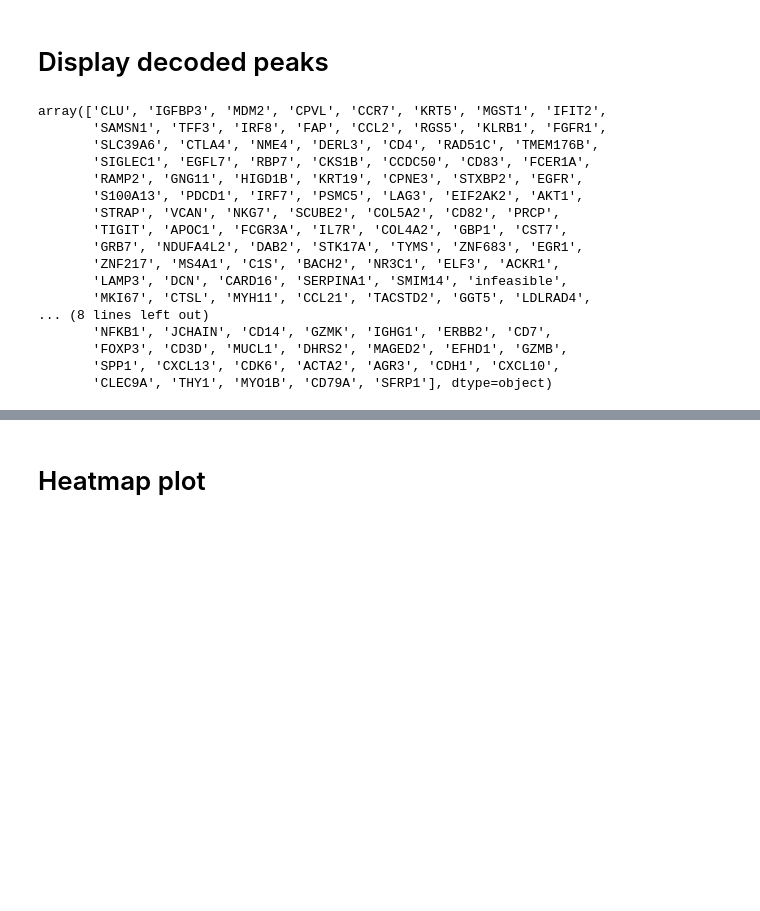
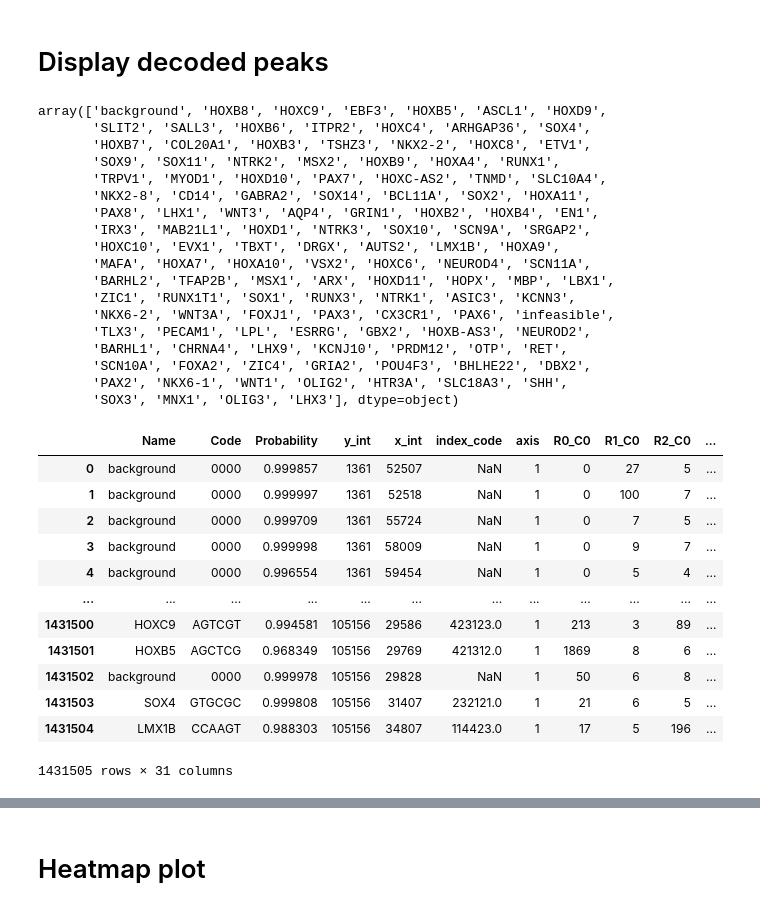
Before and after one commit to BioinfoTongLI/workflow-decoding, a Jupyter notebook: notebook/ISS_data_visual_QC.ipynb, the cells around one changed output, grey strips where cells are left out. Drawn from its saved outputs; the diff is of its cells as text; code cells hidden in the pictures; blank space fills up the shorter version.

```diff
--- a/notebook/ISS_data_visual_QC.ipynb
+++ b/notebook/ISS_data_visual_QC.ipynb
@@ -36,6 +38,6 @@ raw_path = root + "/raws/out_opt_flow_registered/0"
 # %%
 # decoded_peaks_path = root + "/decoded/out_opt_flow_registered_decoded_df.tsv"
-decoded_peaks_path = root + "/decoded/LY_BRC_KR118_opt_flow_registered_decoded_df.tsv"
+decoded_peaks_path = "./filtered_decoded/top_optflow_optflow_reg_result_stack_detected_peaks_diam_5_percentile_99_sep_3_search_range_5_decoded_df_prob_thresholded_0.9.tsv"
 # %% [markdown]
 # Display peak locations
 # %%
@@ -98,25 +71,42 @@ decoded_peaks = pd.read_csv(decoded_peaks_path, sep="\t")
 # %%
 decoded_peaks.Name.unique()
 # %% [output]
-array(['CLU', 'IGFBP3', 'MDM2', 'CPVL', 'CCR7', 'KRT5', 'MGST1', 'IFIT2',
-       'SAMSN1', 'TFF3', 'IRF8', 'FAP', 'CCL2', 'RGS5', 'KLRB1', 'FGFR1',
-       'SLC39A6', 'CTLA4', 'NME4', 'DERL3', 'CD4', 'RAD51C', 'TMEM176B',
-       'SIGLEC1', 'EGFL7', 'RBP7', 'CKS1B', 'CCDC50', 'CD83', 'FCER1A',
-       'RAMP2', 'GNG11', 'HIGD1B', 'KRT19', 'CPNE3', 'STXBP2', 'EGFR',
-       'S100A13', 'PDCD1', 'IRF7', 'PSMC5', 'LAG3', 'EIF2AK2', 'AKT1',
-       'STRAP', 'VCAN', 'NKG7', 'SCUBE2', 'COL5A2', 'CD82', 'PRCP',
-       'TIGIT', 'APOC1', 'FCGR3A', 'IL7R', 'COL4A2', 'GBP1', 'CST7',
-       'GRB7', 'NDUFA4L2', 'DAB2', 'STK17A', 'TYMS', 'ZNF683', 'EGR1',
-       'ZNF217', 'MS4A1', 'C1S', 'BACH2', 'NR3C1', 'ELF3', 'ACKR1',
-       'LAMP3', 'DCN', 'CARD16', 'SERPINA1', 'SMIM14', 'infeasible',
-       'MKI67', 'CTSL', 'MYH11', 'CCL21', 'TACSTD2', 'GGT5', 'LDLRAD4',
-... (8 lines left out)
-       'NFKB1', 'JCHAIN', 'CD14', 'GZMK', 'IGHG1', 'ERBB2', 'CD7',
-       'FOXP3', 'CD3D', 'MUCL1', 'DHRS2', 'MAGED2', 'EFHD1', 'GZMB',
-       'SPP1', 'CXCL13', 'CDK6', 'ACTA2', 'AGR3', 'CDH1', 'CXCL10',
-       'CLEC9A', 'THY1', 'MYO1B', 'CD79A', 'SFRP1'], dtype=object)
+array(['background', 'HOXB8', 'HOXC9', 'EBF3', 'HOXB5', 'ASCL1', 'HOXD9',
+       'SLIT2', 'SALL3', 'HOXB6', 'ITPR2', 'HOXC4', 'ARHGAP36', 'SOX4',
+       'HOXB7', 'COL20A1', 'HOXB3', 'TSHZ3', 'NKX2-2', 'HOXC8', 'ETV1',
+       'SOX9', 'SOX11', 'NTRK2', 'MSX2', 'HOXB9', 'HOXA4', 'RUNX1',
+       'TRPV1', 'MYOD1', 'HOXD10', 'PAX7', 'HOXC-AS2', 'TNMD', 'SLC10A4',
+       'NKX2-8', 'CD14', 'GABRA2', 'SOX14', 'BCL11A', 'SOX2', 'HOXA11',
+       'PAX8', 'LHX1', 'WNT3', 'AQP4', 'GRIN1', 'HOXB2', 'HOXB4', 'EN1',
+       'IRX3', 'MAB21L1', 'HOXD1', 'NTRK3', 'SOX10', 'SCN9A', 'SRGAP2',
+       'HOXC10', 'EVX1', 'TBXT', 'DRGX', 'AUTS2', 'LMX1B', 'HOXA9',
+       'MAFA', 'HOXA7', 'HOXA10', 'VSX2', 'HOXC6', 'NEUROD4', 'SCN11A',
+       'BARHL2', 'TFAP2B', 'MSX1', 'ARX', 'HOXD11', 'HOPX', 'MBP', 'LBX1',
+       'ZIC1', 'RUNX1T1', 'SOX1', 'RUNX3', 'NTRK1', 'ASIC3', 'KCNN3',
+       'NKX6-2', 'WNT3A', 'FOXJ1', 'PAX3', 'CX3CR1', 'PAX6', 'infeasible',
+       'TLX3', 'PECAM1', 'LPL', 'ESRRG', 'GBX2', 'HOXB-AS3', 'NEUROD2',
+       'BARHL1', 'CHRNA4', 'LHX9', 'KCNJ10', 'PRDM12', 'OTP', 'RET',
+       'SCN10A', 'FOXA2', 'ZIC4', 'GRIA2', 'POU4F3', 'BHLHE22', 'DBX2',
+       'PAX2', 'NKX6-1', 'WNT1', 'OLIG2', 'HTR3A', 'SLC18A3', 'SHH',
+       'SOX3', 'MNX1', 'OLIG3', 'LHX3'], dtype=object)
 # %%
 decoded_group = decoded_peaks[decoded_peaks.Probability > 0.9]
+# %%
+decoded_group
+# %% [output]
+|  | Name | Code | Probability | y_int | x_int | index_code | axis | R0_C0 | R1_C0 | R2_C0 | ... |
+| 0 | background | 0000 | 0.999857 | 1361 | 52507 | NaN | 1 | 0 | 27 | 5 | ... |
+| 1 | background | 0000 | 0.999997 | 1361 | 52518 | NaN | 1 | 0 | 100 | 7 | ... |
+| 2 | background | 0000 | 0.999709 | 1361 | 55724 | NaN | 1 | 0 | 7 | 5 | ... |
+| 3 | background | 0000 | 0.999998 | 1361 | 58009 | NaN | 1 | 0 | 9 | 7 | ... |
+| 4 | background | 0000 | 0.996554 | 1361 | 59454 | NaN | 1 | 0 | 5 | 4 | ... |
+| ... | ... | ... | ... | ... | ... | ... | ... | ... | ... | ... | ... |
+| 1431500 | HOXC9 | AGTCGT | 0.994581 | 105156 | 29586 | 423123.0 | 1 | 213 | 3 | 89 | ... |
+| 1431501 | HOXB5 | AGCTCG | 0.968349 | 105156 | 29769 | 421312.0 | 1 | 1869 | 8 | 6 | ... |
+| 1431502 | background | 0000 | 0.999978 | 105156 | 29828 | NaN | 1 | 50 | 6 | 8 | ... |
+| 1431503 | SOX4 | GTGCGC | 0.999808 | 105156 | 31407 | 232121.0 | 1 | 21 | 6 | 5 | ... |
+| 1431504 | LMX1B | CCAAGT | 0.988303 | 105156 | 34807 | 114423.0 | 1 | 17 | 5 | 196 | ... |
+1431505 rows × 31 columns
 # %%
 decoded_group = decoded_peaks.groupby("Name")
 # %%
```
Also changed, not shown: parts of 15 cells of this notebook.
